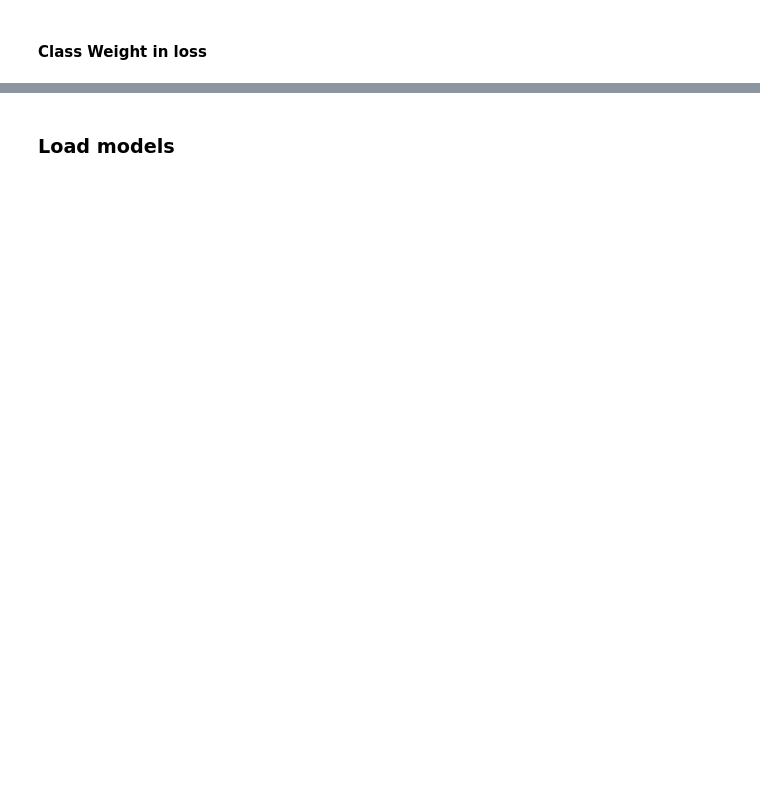
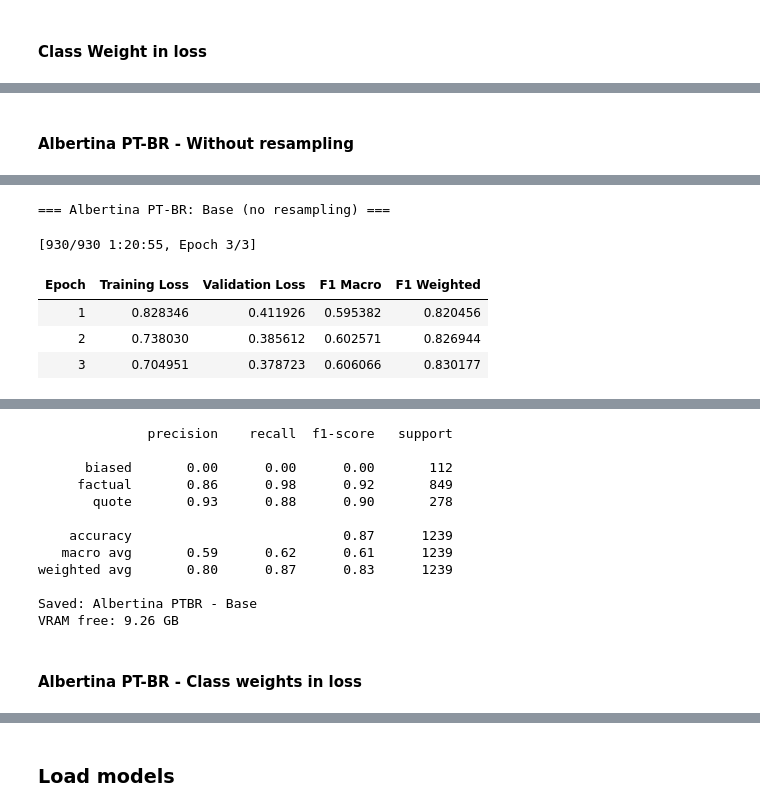
Before and after one commit to tomast100/PLN_Project, a Jupyter notebook: assignment_2.ipynb, the cells around one changed output, grey strips where cells are left out. Cells and saved outputs as stored; diff of their text form; code cells hidden in the pictures; blank space fills up the shorter version.

Commit message:
Albertina Model

```diff
--- a/assignment_2.ipynb
+++ b/assignment_2.ipynb
@@ -911,0 +961,50 @@ VRAM free: 4.32 GB
+# %% [markdown]
+#### Albertina PT-BR - Without resampling
+# %%
+training_args_al = TrainingArguments(
+    output_dir="./albertina_ptbr_factnews",
+    num_train_epochs=3,
+    per_device_train_batch_size=8,    # 900 M model → smaller batch to fit VRAM
+    per_device_eval_batch_size=16,
+    gradient_accumulation_steps=2,    # effective batch = 16
+    learning_rate=1e-5,               # lower LR for larger model
+    weight_decay=0.01,
+    eval_strategy="epoch",
+    save_strategy="epoch",
+    load_best_model_at_end=True,
+    metric_for_best_model="f1_macro",
+    bf16=True,
+    fp16=False,
+    seed=42,
+    logging_steps=50,
+    report_to="none"
+)
+
+model_al = AutoModelForSequenceClassification.from_pretrained(
+    ALBERTINA_PTBR,
+    num_labels=3,
+    id2label=id2label,
+    label2id=label2id,
+    ignore_mismatched_sizes=True
+)
+
+trainer_al = Trainer(
+    model=model_al,
+    args=training_args_al,
+    train_dataset=train_ds_al,
+    eval_dataset=test_ds_al,
+    compute_metrics=compute_metrics,
+)
+
+print("=== Albertina PT-BR: Base (no resampling) ===")
+trainer_al.train()
+
+preds_al = trainer_al.predict(test_ds_al)
+y_pred_al = np.argmax(preds_al.predictions, axis=-1)
+y_true_a  = test_df["label_id"].values
+
+print(classification_report(y_true_a, y_pred_al, target_names=TARGET_NAMES))
+save_results("Albertina PTBR - Base", y_true_a, y_pred_al)
+
+free_memory(model_al)
+# %% [output]
@@ -911,0 +1027,6 @@ VRAM free: 4.32 GB
+=== Albertina PT-BR: Base (no resampling) ===
+[930/930 1:20:55, Epoch 3/3]
+| Epoch | Training Loss | Validation Loss | F1 Macro | F1 Weighted |
+| 1 | 0.828346 | 0.411926 | 0.595382 | 0.820456 |
+| 2 | 0.738030 | 0.385612 | 0.602571 | 0.826944 |
+| 3 | 0.704951 | 0.378723 | 0.606066 | 0.830177 |
@@ -911,0 +1034,14 @@ VRAM free: 4.32 GB
+              precision    recall  f1-score   support
+
+      biased       0.00      0.00      0.00       112
+     factual       0.86      0.98      0.92       849
+       quote       0.93      0.88      0.90       278
+
+    accuracy                           0.87      1239
+   macro avg       0.59      0.62      0.61      1239
+weighted avg       0.80      0.87      0.83      1239
+
+Saved: Albertina PTBR - Base
+VRAM free: 9.26 GB
+# %% [markdown]
+#### Albertina PT-BR - Class weights in loss
```
Also changed, not shown: parts of 22 cells of this notebook.
